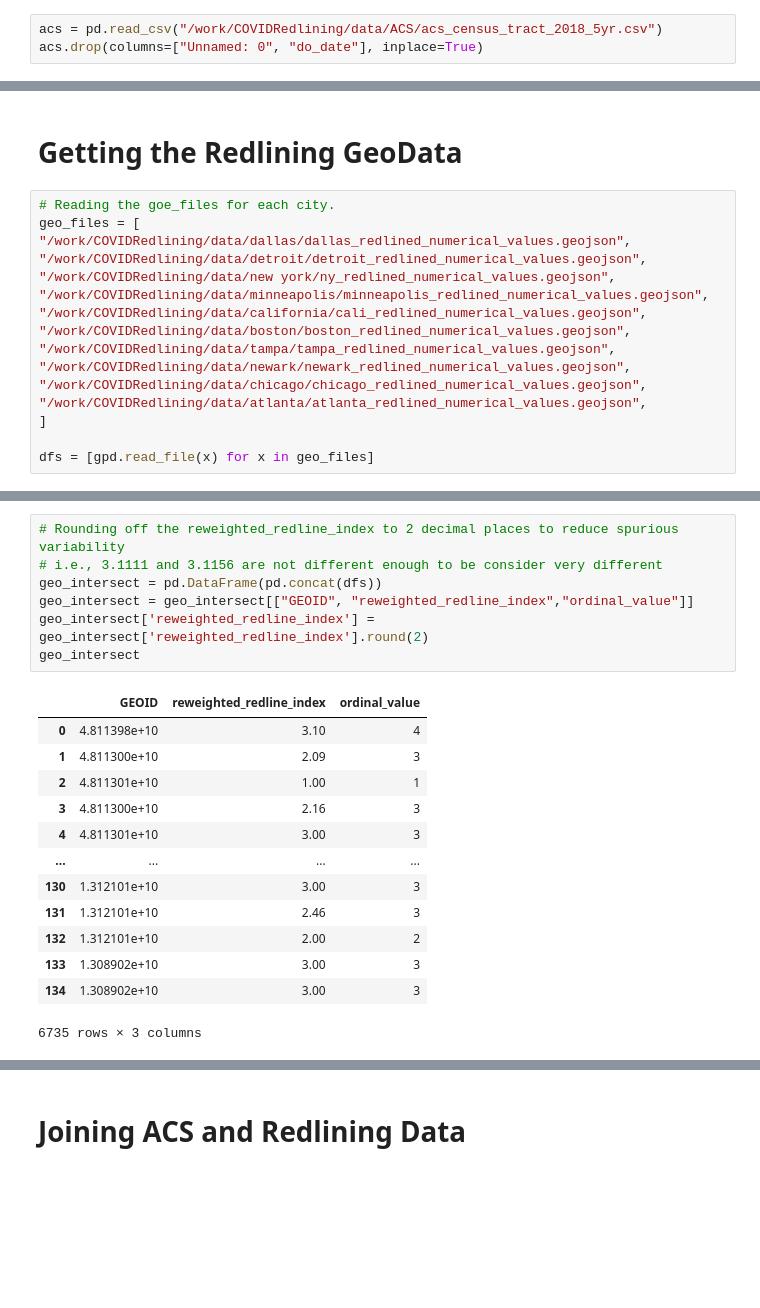
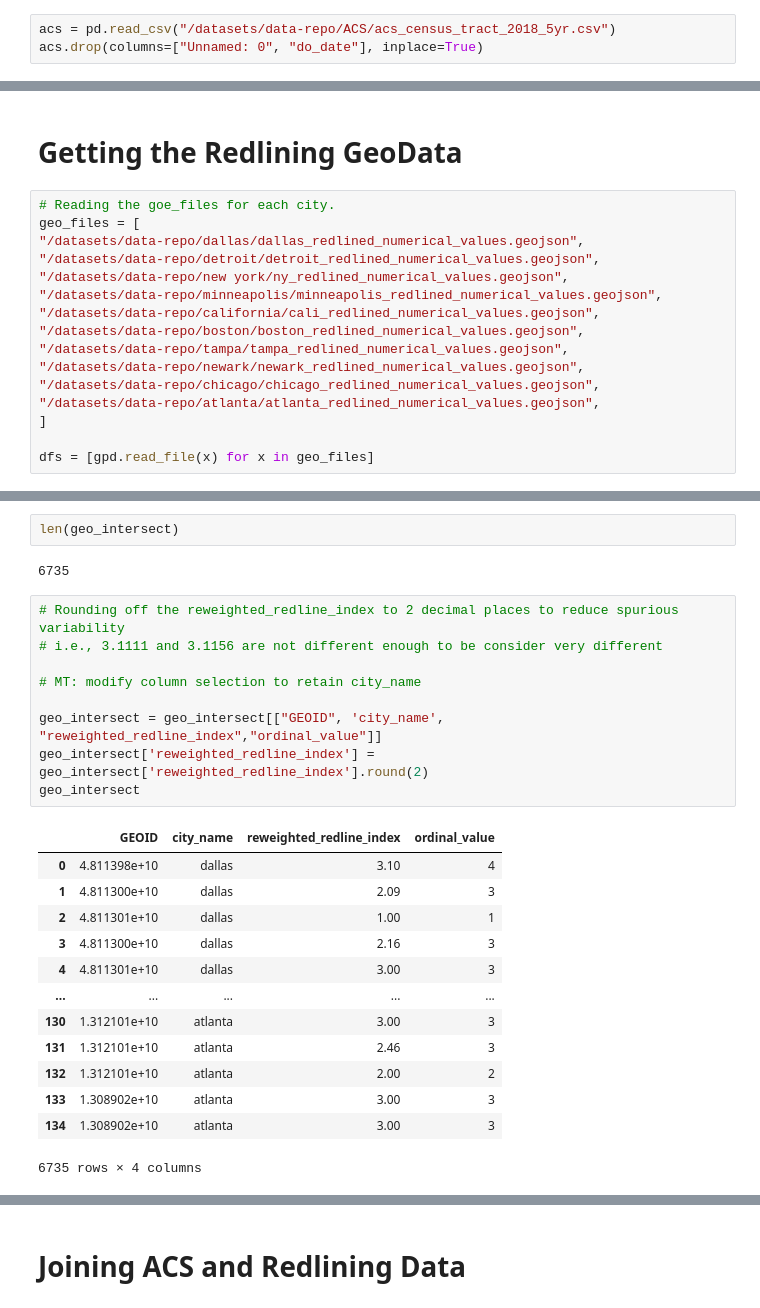
Before and after one commit to mjumbewu/COVIDRedlining, a Jupyter notebook: ACS/acs_data_cleaning.ipynb, the cells around one changed output, grey strips where cells are left out. Saved outputs shown, nothing was run; the diff lists cells and outputs as text; blank space fills up the shorter version.

```diff
--- a/ACS/acs_data_cleaning.ipynb
+++ b/ACS/acs_data_cleaning.ipynb
@@ -9,7 +10,7 @@ from typing import List
 # %% [markdown]
 **Data Source:** Census Bureau America Community Survery 2018, 5 Year Estimates, [hosted on Google BigQuery](https://console.cloud.google.com/marketplace/product/united-states-census-bureau/acs?filter=solution-type:dataset&project=covid-disparities&organizationId=0)
 # %%
-acs = pd.read_csv("/work/COVIDRedlining/data/ACS/acs_census_tract_2018_5yr.csv")
+acs = pd.read_csv("/datasets/data-repo/ACS/acs_census_tract_2018_5yr.csv")
 acs.drop(columns=["Unnamed: 0", "do_date"], inplace=True)
 # %% [markdown]
 
@@ -762,16 +763,16 @@ dtype: float64
 # %%
 # Reading the goe_files for each city.
 geo_files = [
-"/work/COVIDRedlining/data/dallas/dallas_redlined_numerical_values.geojson",
-"/work/COVIDRedlining/data/detroit/detroit_redlined_numerical_values.geojson",
-"/work/COVIDRedlining/data/new york/ny_redlined_numerical_values.geojson",
-"/work/COVIDRedlining/data/minneapolis/minneapolis_redlined_numerical_values.geojson",
-"/work/COVIDRedlining/data/california/cali_redlined_numerical_values.geojson",
-"/work/COVIDRedlining/data/boston/boston_redlined_numerical_values.geojson",
-"/work/COVIDRedlining/data/tampa/tampa_redlined_numerical_values.geojson",
-"/work/COVIDRedlining/data/newark/newark_redlined_numerical_values.geojson",
-"/work/COVIDRedlining/data/chicago/chicago_redlined_numerical_values.geojson",
-"/work/COVIDRedlining/data/atlanta/atlanta_redlined_numerical_values.geojson",
+"/datasets/data-repo/dallas/dallas_redlined_numerical_values.geojson",
+"/datasets/data-repo/detroit/detroit_redlined_numerical_values.geojson",
+"/datasets/data-repo/new york/ny_redlined_numerical_values.geojson",
+"/datasets/data-repo/minneapolis/minneapolis_redlined_numerical_values.geojson",
+"/datasets/data-repo/california/cali_redlined_numerical_values.geojson",
+"/datasets/data-repo/boston/boston_redlined_numerical_values.geojson",
+"/datasets/data-repo/tampa/tampa_redlined_numerical_values.geojson",
+"/datasets/data-repo/newark/newark_redlined_numerical_values.geojson",
+"/datasets/data-repo/chicago/chicago_redlined_numerical_values.geojson",
+"/datasets/data-repo/atlanta/atlanta_redlined_numerical_values.geojson",
 ]
 
 dfs = [gpd.read_file(x) for x in geo_files]
@@ -796,24 +802,30 @@ for x in zip(city_names, num_rows):
+# %%
+len(geo_intersect)
+# %% [output]
+6735
 # %%
 # Rounding off the reweighted_redline_index to 2 decimal places to reduce spurious variability
 # i.e., 3.1111 and 3.1156 are not different enough to be consider very different
-geo_intersect = pd.DataFrame(pd.concat(dfs))
-geo_intersect = geo_intersect[["GEOID", "reweighted_redline_index","ordinal_value"]]
+
+# MT: modify column selection to retain city_name
+
+geo_intersect = geo_intersect[["GEOID", 'city_name', "reweighted_redline_index","ordinal_value"]]
 geo_intersect['reweighted_redline_index'] = geo_intersect['reweighted_redline_index'].round(2)
 geo_intersect
 # %% [output]
-|  | GEOID | reweighted_redline_index | ordinal_value |
-| 0 | 4.811398e+10 | 3.10 | 4 |
-| 1 | 4.811300e+10 | 2.09 | 3 |
-| 2 | 4.811301e+10 | 1.00 | 1 |
-| 3 | 4.811300e+10 | 2.16 | 3 |
-| 4 | 4.811301e+10 | 3.00 | 3 |
-| ... | ... | ... | ... |
-| 130 | 1.312101e+10 | 3.00 | 3 |
-| 131 | 1.312101e+10 | 2.46 | 3 |
-| 132 | 1.312101e+10 | 2.00 | 2 |
-| 133 | 1.308902e+10 | 3.00 | 3 |
-| 134 | 1.308902e+10 | 3.00 | 3 |
+|  | GEOID | city_name | reweighted_redline_index | ordinal_value |
+| 0 | 4.811398e+10 | dallas | 3.10 | 4 |
+| 1 | 4.811300e+10 | dallas | 2.09 | 3 |
+| 2 | 4.811301e+10 | dallas | 1.00 | 1 |
+| 3 | 4.811300e+10 | dallas | 2.16 | 3 |
+| 4 | 4.811301e+10 | dallas | 3.00 | 3 |
+| ... | ... | ... | ... | ... |
+| 130 | 1.312101e+10 | atlanta | 3.00 | 3 |
+| 131 | 1.312101e+10 | atlanta | 2.46 | 3 |
+| 132 | 1.312101e+10 | atlanta | 2.00 | 2 |
+| 133 | 1.308902e+10 | atlanta | 3.00 | 3 |
+| 134 | 1.308902e+10 | atlanta | 3.00 | 3 |
-6735 rows × 3 columns
+6735 rows × 4 columns
 # %%
 # A check for catching outliers with respect to the reweighted_redline_index
 # np.unique(geo_intersect.reweighted_redline_index, return_counts=True)[0]
```
Also changed, not shown: parts of 9 cells of this notebook, 11 other files.
